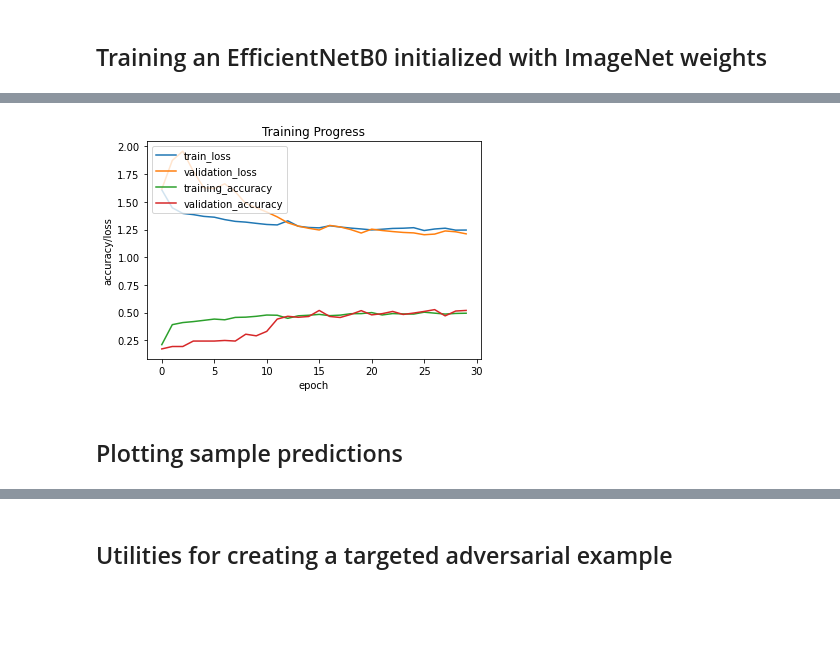
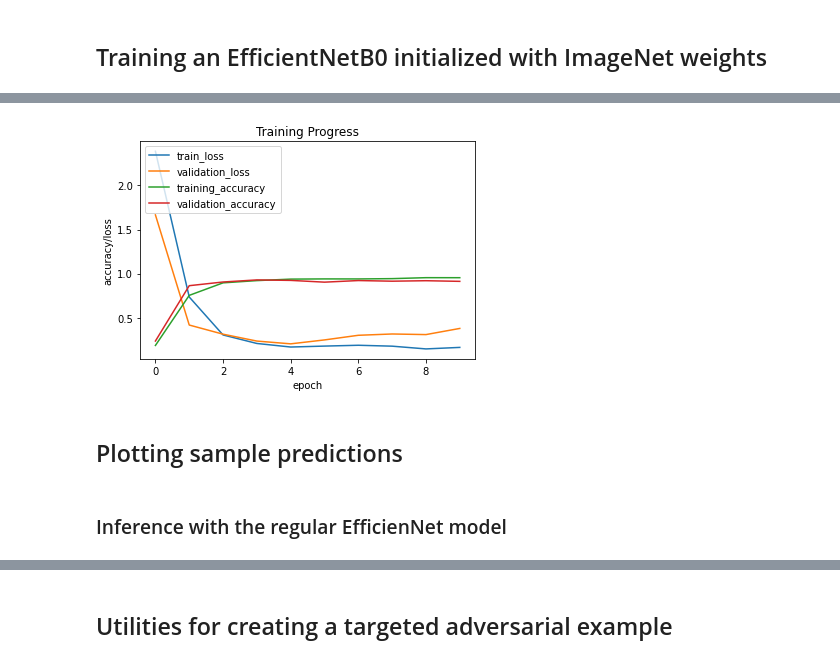
Before and after one commit to sayakpaul/Adversarial-Examples-in-Deep-Learning, a Jupyter notebook: Adversarial_Examples_EfficientNet_NST.ipynb, the cells around one changed output, grey strips where cells are left out. Drawn from its saved outputs; the diff is of its cells as text; code cells hidden in the pictures; blank space fills up the shorter version.

```diff
--- a/Adversarial_Examples_EfficientNet_NST.ipynb
+++ b/Adversarial_Examples_EfficientNet_NST.ipynb
@@ -88,7 +88,8 @@ for i, (image, label) in enumerate(train_ds.take(9)):
 SIZE = (224, 224)
 
 def preprocess_image(image, label):
-    image = tf.image.convert_image_dtype(image, tf.float32)
+    # image = tf.image.convert_image_dtype(image, tf.float32)
+    # The model includes the normalization steps
     image = tf.image.resize(image, SIZE)
     return (image, label)
 # %%
@@ -222,6 +205,11 @@ plt.xlabel('epoch',size=14); plt.ylabel('learning rate',size=14)
 plt.title('Training Schedule',size=16); plt.show()
 # %% [output]
 [figure]
+# %%
+# Early stopping callback
+es = tf.keras.callbacks.EarlyStopping(
+    monitor="val_loss", patience=5, restore_best_weights=True
+)
 # %%
 # Train the model
 model_eb0_nst = get_training_model(base_model_eb0_nst)
@@ -267,7 +255,7 @@ start = time.time()
 h = model_eb0.fit(train_ds,
               validation_data=validation_ds,
               epochs=30,
-              callbacks=[lr2])
+              callbacks=[lr2, es])
 print("Total training time (seconds): ",time.time()-start)
 plot_progress(h)
 # %% [output]
@@ -291,4 +279,4 @@ Total training time (seconds):  133.19893860816956
-[figure, old version]
+[figure, new version]
 # %% [markdown]
 ## Plotting sample predictions
 # %%
@@ -305,6 +293,8 @@ def plot_predictions(images, labels, probability):
         plt.title(text)
         plt.axis("off")
     plt.show()
+# %% [markdown]
+### Inference with the regular EfficienNet model
 # %%
 # Let's run inference on a batch of images from the validation set
 (batch_images, batch_labels) = next(iter(validation_ds))
```
Also changed, not shown: parts of 15 cells of this notebook.
